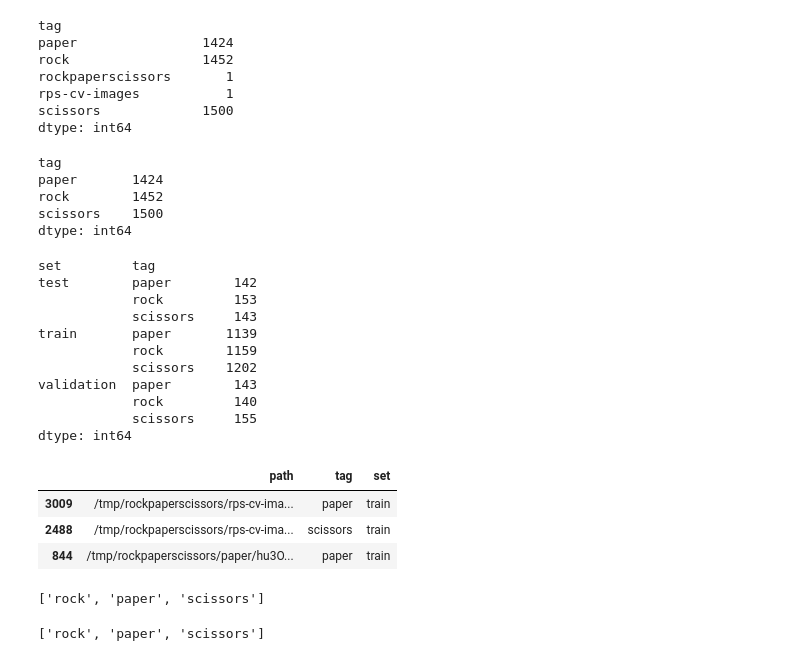
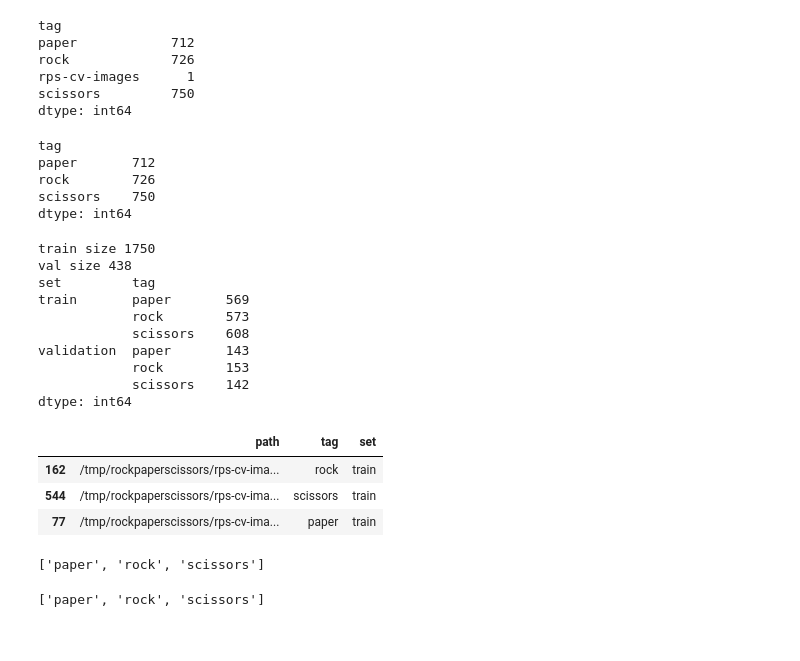
Before and after one commit to agungtriu/Belajar-Machine-Learning-untuk-Pemula, a Jupyter notebook: Submission.ipynb, the cells around one changed output. Cells and saved outputs as stored; diff of their text form; code cells hidden in the pictures.

```diff
--- a/Submission.ipynb
+++ b/Submission.ipynb
@@ -26,7 +26,7 @@ zip_ref = zipfile.ZipFile(local_zip, 'r')
 zip_ref.extractall('/tmp')
 zip_ref.close()
 # %%
-base_dir = '/tmp/rockpaperscissors'
+base_dir = '/tmp/rockpaperscissors/rps-cv-images'
 
 file_name = []
 tag = []
@@ -42,57 +42,55 @@ df = pd.DataFrame({"path":full_path,'file_name':file_name,"tag":tag})
 df.groupby(['tag']).size()
 # %% [output]
 tag
-paper                1424
-rock                 1452
-rockpaperscissors       1
-rps-cv-images           1
-scissors             1500
+paper            712
+rock             726
+rps-cv-images      1
+scissors         750
 dtype: int64
 # %%
 df = df.set_index("tag")
-df = df.drop("rockpaperscissors", axis=0)
 df = df.drop("rps-cv-images", axis=0)
 df = df.reset_index()
 df.groupby(['tag']).size()
 # %% [output]
 tag
-paper       1424
-rock        1452
-scissors    1500
+paper       712
+rock        726
+scissors    750
 dtype: int64
 # %%
 from sklearn.model_selection import train_test_split
 
 X = df['path']
 y = df['tag']
 
-X_train, X_test, y_train, y_test = train_test_split(X, y, test_size=0.20, random_state=300)
-X_test, X_val, y_test, y_val = train_test_split(X_test, y_test, test_size=0.5, random_state=100)
+X_train, X_val, y_train, y_val = train_test_split(X, y, test_size=0.20, random_state=300)
 
 df_tr = pd.DataFrame({'path':X_train, 'tag':y_train, 'set':'train'})
-df_te = pd.DataFrame({'path':X_test, 'tag':y_test, 'set':'test'})
 df_val = pd.DataFrame({'path':X_val, 'tag':y_val, 'set':'validation'})
 
-df_all = df_tr.append([df_te,df_val]).reset_index(drop=1)
+print('train size', len(df_tr))
+print('val size', len(df_val))
+
+df_all = df_tr.append([df_val]).reset_index(drop=1)
 print(df_all.groupby(['set','tag']).size(),'\n')
 
 df_all.sample(3)
 # %% [output]
+train size 1750
+val size 438
 set         tag
-test        paper        142
-            rock         153
-            scissors     143
-train       paper       1139
-            rock        1159
-            scissors    1202
-validation  paper        143
-            rock         140
-            scissors     155
+train       paper       569
+            rock        573
+            scissors    608
+validation  paper       143
+            rock        153
+            scissors    142
 dtype: int64
 |  | path | tag | set |
-| 3009 | /tmp/rockpaperscissors/rps-cv-ima... | paper | train |
-| 2488 | /tmp/rockpaperscissors/rps-cv-ima... | scissors | train |
-| 844 | /tmp/rockpaperscissors/paper/hu3O... | paper | train |
+| 162 | /tmp/rockpaperscissors/rps-cv-ima... | rock | train |
+| 544 | /tmp/rockpaperscissors/rps-cv-ima... | scissors | train |
+| 77 | /tmp/rockpaperscissors/rps-cv-ima... | paper | train |
 # %%
 import shutil
 from tqdm.notebook import tqdm as tq
@@ -125,11 +120,11 @@ validation_dir = os.path.join(base_dir, 'validation')
 # %%
-os.listdir('/tmp/dataset_rockpaperscissors/train')
+os.listdir(train_dir)
 # %% [output]
-['rock', 'paper', 'scissors']
+['paper', 'rock', 'scissors']
 # %%
-os.listdir('/tmp/dataset_rockpaperscissors/validation')
+os.listdir(validation_dir)
 # %% [output]
-['rock', 'paper', 'scissors']
+['paper', 'rock', 'scissors']
 # %%
 train_rock_dir = os.path.join(train_dir, 'rock')
 train_scissors_dir = os.path.join(train_dir, 'scissors')
```
Also changed, not shown: parts of 8 cells of this notebook.
